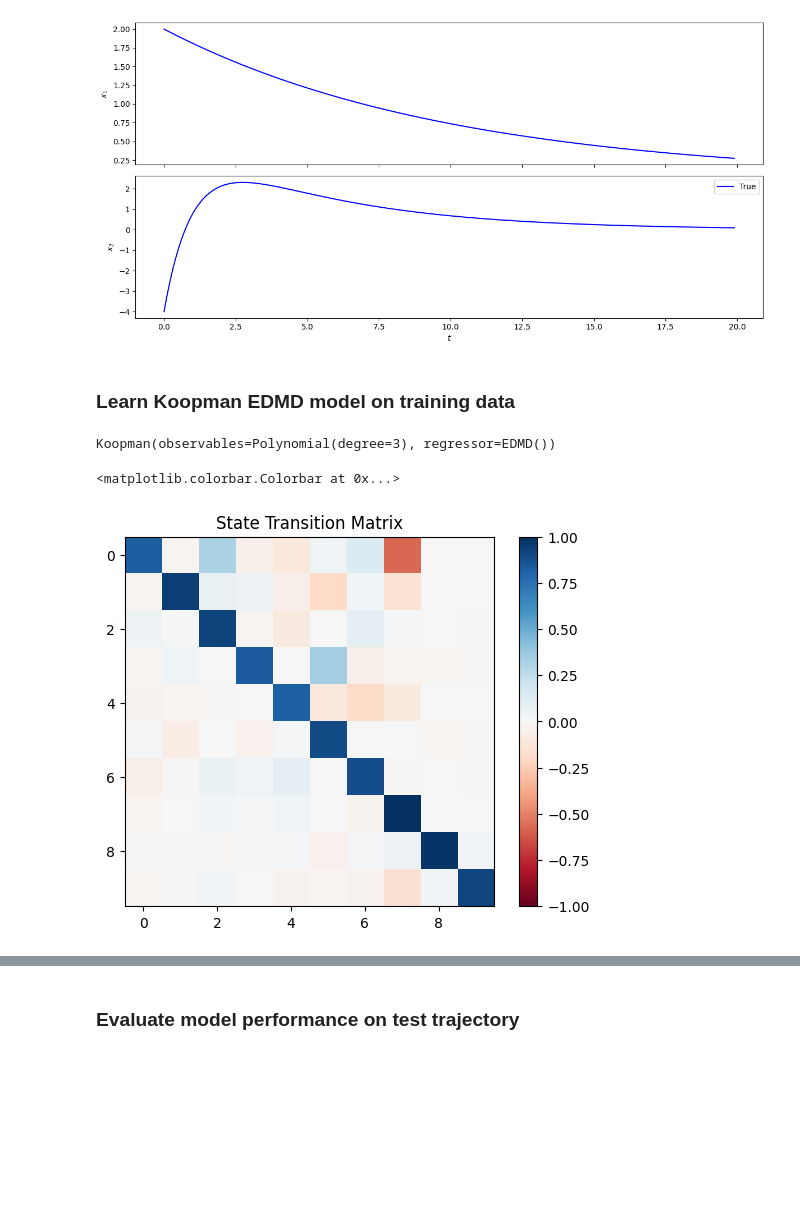
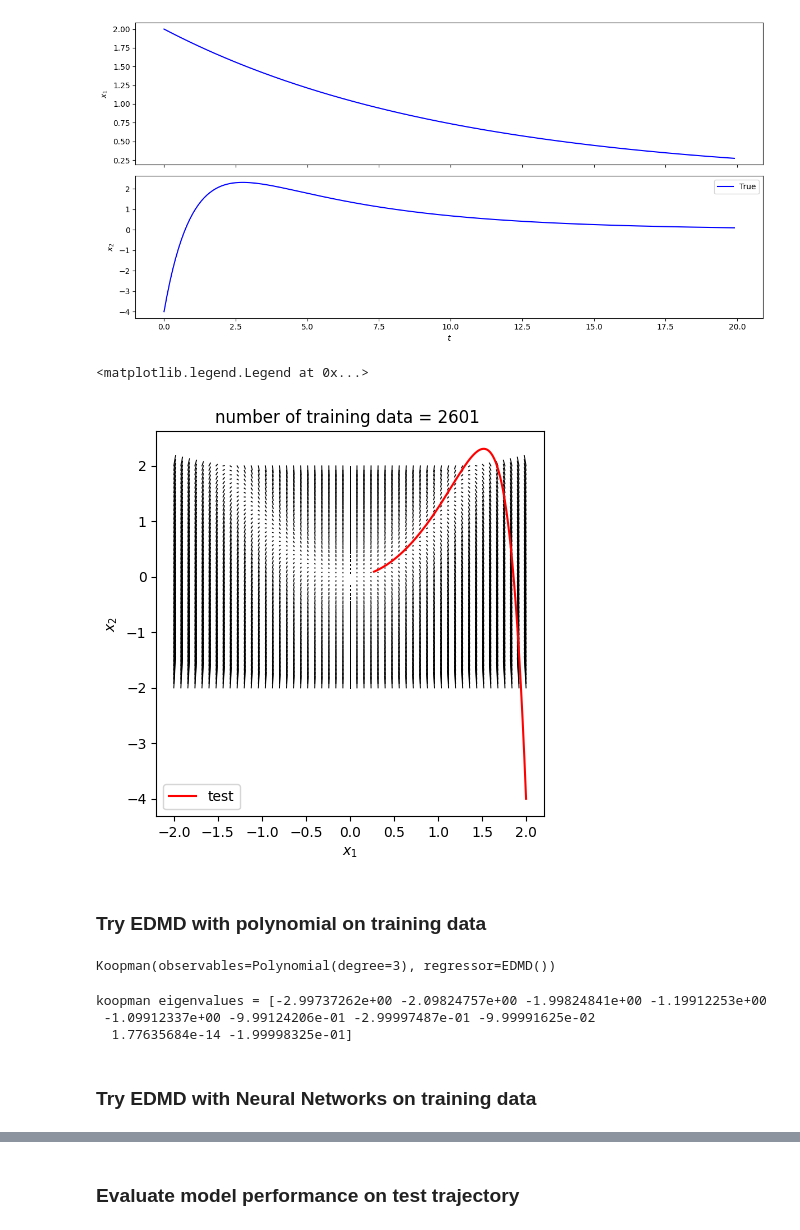
Before and after one commit to dynamicslab/pykoopman, a Jupyter notebook: examples/tutorial_koopman_eigenfunction_model_slow_manifold.ipynb, the cells around one changed output, grey strips where cells are left out. Drawn from its saved outputs; the diff is of its cells as text; code cells hidden in the pictures; blank space fills up the shorter version.

```diff
--- a/examples/tutorial_koopman_eigenfunction_model_slow_manifold.ipynb
+++ b/examples/tutorial_koopman_eigenfunction_model_slow_manifold.ipynb
@@ -52,8 +51,22 @@ axs[1].legend(loc='best')
 # %% [output]
 <matplotlib.legend.Legend at 0x...>
 [figure]
+# %%
+plt.figure(figsize=(5,5))
+for i in range(X.shape[-1]):
+    plt.plot([X[0,i], Y[0,i]], [X[1,i], Y[1,i]],'-k',lw=0.7,label=None)
+
+# plot test trajectory
+plt.plot(Xtest[:, 0], Xtest[:, 1],'-r',label='test')
+plt.xlabel(r"$x_1$")
+plt.ylabel(r"$x_2$")
+plt.title(f"number of training data = {X.shape[-1]} ")
+plt.legend(loc='best')
+# %% [output]
+<matplotlib.legend.Legend at 0x...>
+[figure, added]
 # %% [markdown]
-### Learn Koopman EDMD model on training data
+### Try EDMD with polynomial on training data
 # %%
 regr = pk.regression.EDMD()
 obsv = pk.observables.Polynomial(degree=3)
@@ -62,12 +75,12 @@ model.fit(X.T, y=Y.T, dt=nonlinear_sys.dt)
 # %% [output]
 Koopman(observables=Polynomial(degree=3), regressor=EDMD())
-# %%
-fig = plt.figure()
-ax0 = plt.subplot(111)
-im = ax0.imshow(model.A, aspect='equal', cmap=plt.get_cmap
-('RdBu'), vmin=-1, vmax=1)
-ax0.set(title='State Transition Matrix')
-fig.colorbar(im, ax=ax0)
-# %% [output]
-<matplotlib.colorbar.Colorbar at 0x...>
-[figure, removed]
+# %%
+koop_eigenvals = np.log(np.linalg.eig(model_edmd.A)[0])/nonlinear_sys.dt
+
+print(f"koopman eigenvalues = {koop_eigenvals}")
+# %% [output]
+koopman eigenvalues = [-2.99737262e+00 -2.09824757e+00 -1.99824841e+00 -1.19912253e+00
+ -1.09912337e+00 -9.99124206e-01 -2.99997487e-01 -9.99991625e-02
+  1.77635684e-14 -1.99998325e-01]
+# %% [markdown]
+### Try EDMD with Neural Networks on training data
```
Also changed, not shown: parts of 15 cells of this notebook, 10 other files.
